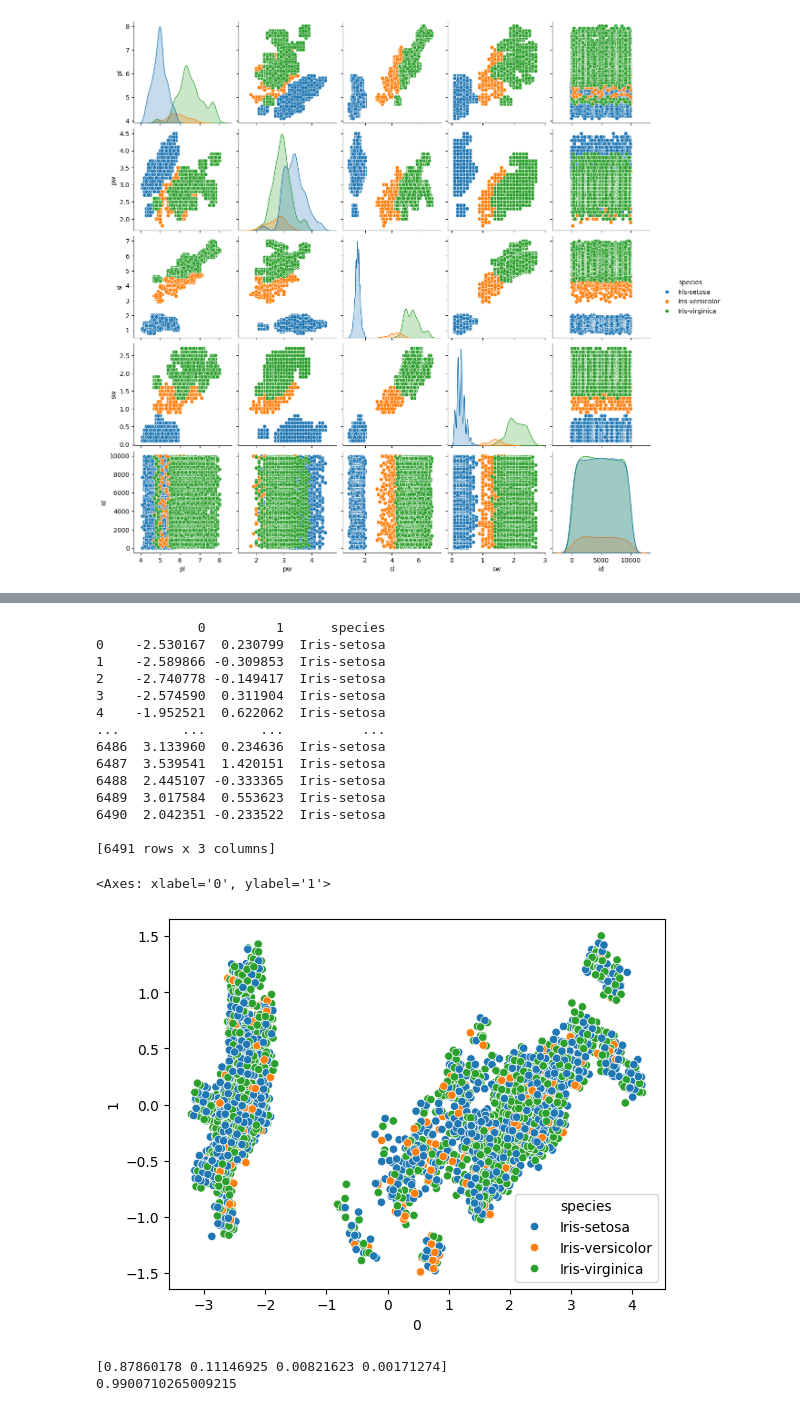
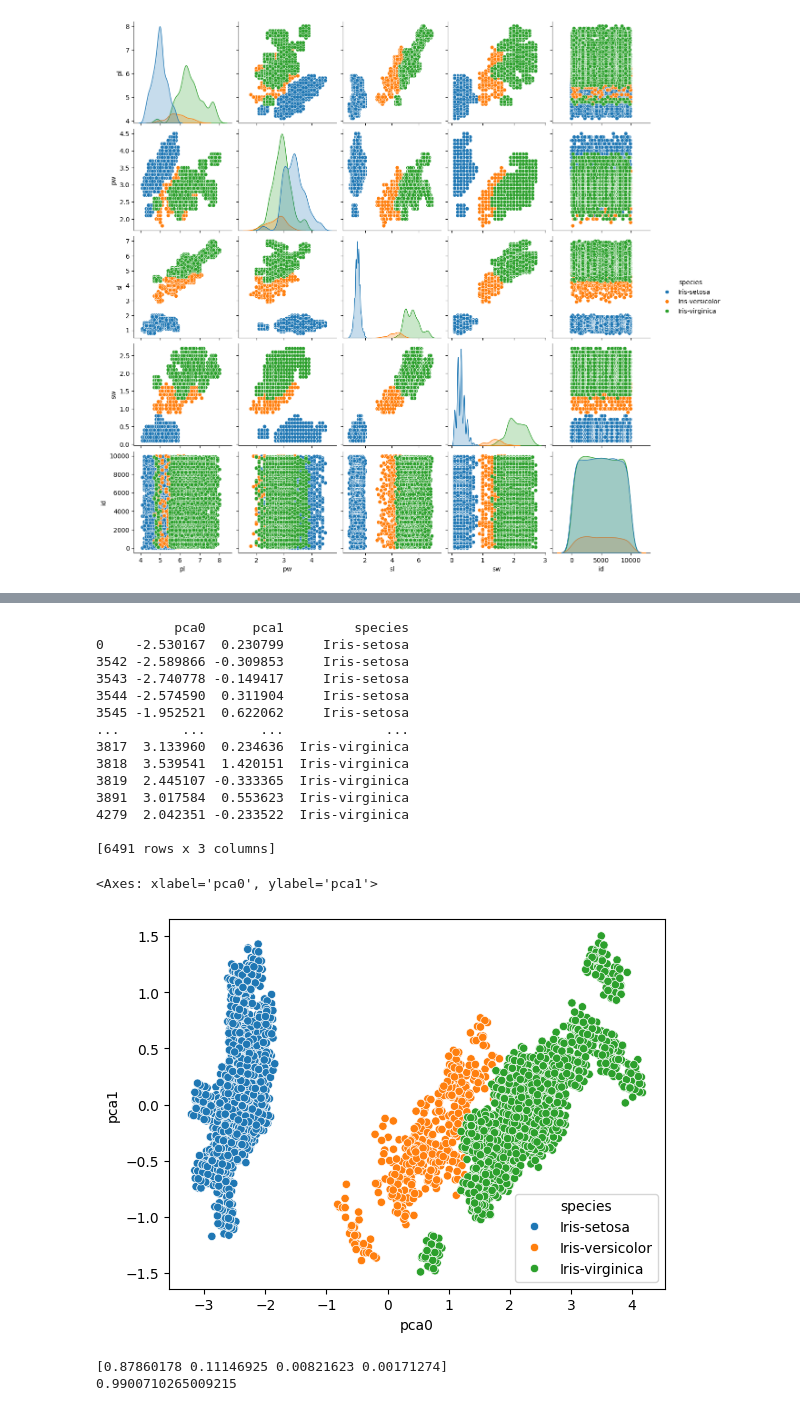
Before and after one commit to otha4350/datamining, a Jupyter notebook: main.ipynb, the cells around one changed output, grey strips where cells are left out. Saved outputs shown, nothing was run; the diff lists cells and outputs as text; code cells hidden in the pictures.

Commit message:
set output transform = "pandas" så inget blir huller om buller

```diff
--- a/main.ipynb
+++ b/main.ipynb
@@ -136,33 +161,33 @@ pd.DataFrame(pca.components_,columns=["SepalL","SepalW","PetalL","PetalW"],index
 # %%
 import matplotlib.pyplot as plt
 numeric_data = data[[i for i in data.columns if data[i].dtypes != 'O' and i != "id"]]
-minmax_scaled=MinMaxScaler().fit_transform(numeric_data)
-scaled = StandardScaler().fit_transform(minmax_scaled)
+minmax_scaled=MinMaxScaler().set_output(transform="pandas").fit_transform(numeric_data)
+scaled = StandardScaler().set_output(transform="pandas").fit_transform(minmax_scaled)
 
 pca = PCA(n_components=0.95)
-pcaed_data = pd.DataFrame(pca.fit_transform(numeric_data))
+pcaed_data = pca.set_output(transform="pandas").fit_transform(numeric_data)
 pcaed_data["species"] = data["species"]
 
 print(pcaed_data)
 
-sns.scatterplot(pcaed_data, x=0, y=1, hue="species")
+sns.scatterplot(pcaed_data, x="pca0", y="pca1", hue="species")
 # %% [output]
-             0         1      species
-0    -2.530167  0.230799  Iris-setosa
-1    -2.589866 -0.309853  Iris-setosa
-2    -2.740778 -0.149417  Iris-setosa
-3    -2.574590  0.311904  Iris-setosa
-4    -1.952521  0.622062  Iris-setosa
-...        ...       ...          ...
-6486  3.133960  0.234636  Iris-setosa
-6487  3.539541  1.420151  Iris-setosa
-6488  2.445107 -0.333365  Iris-setosa
-6489  3.017584  0.553623  Iris-setosa
-6490  2.042351 -0.233522  Iris-setosa
+          pca0      pca1         species
+0    -2.530167  0.230799     Iris-setosa
+3542 -2.589866 -0.309853     Iris-setosa
+3543 -2.740778 -0.149417     Iris-setosa
+3544 -2.574590  0.311904     Iris-setosa
+3545 -1.952521  0.622062     Iris-setosa
+...        ...       ...             ...
+3817  3.133960  0.234636  Iris-virginica
+3818  3.539541  1.420151  Iris-virginica
+3819  2.445107 -0.333365  Iris-virginica
+3891  3.017584  0.553623  Iris-virginica
+4279  2.042351 -0.233522  Iris-virginica
 
 [6491 rows x 3 columns]
-<Axes: xlabel='0', ylabel='1'>
+<Axes: xlabel='pca0', ylabel='pca1'>
-[figure, old version]
+[figure, new version]
 # %%
 #task 4.2
 numeric_data = data[[i for i in data.columns if data[i].dtypes != 'O' and i != "id"]]
```
Also changed, not shown: parts of 3 cells of this notebook.
